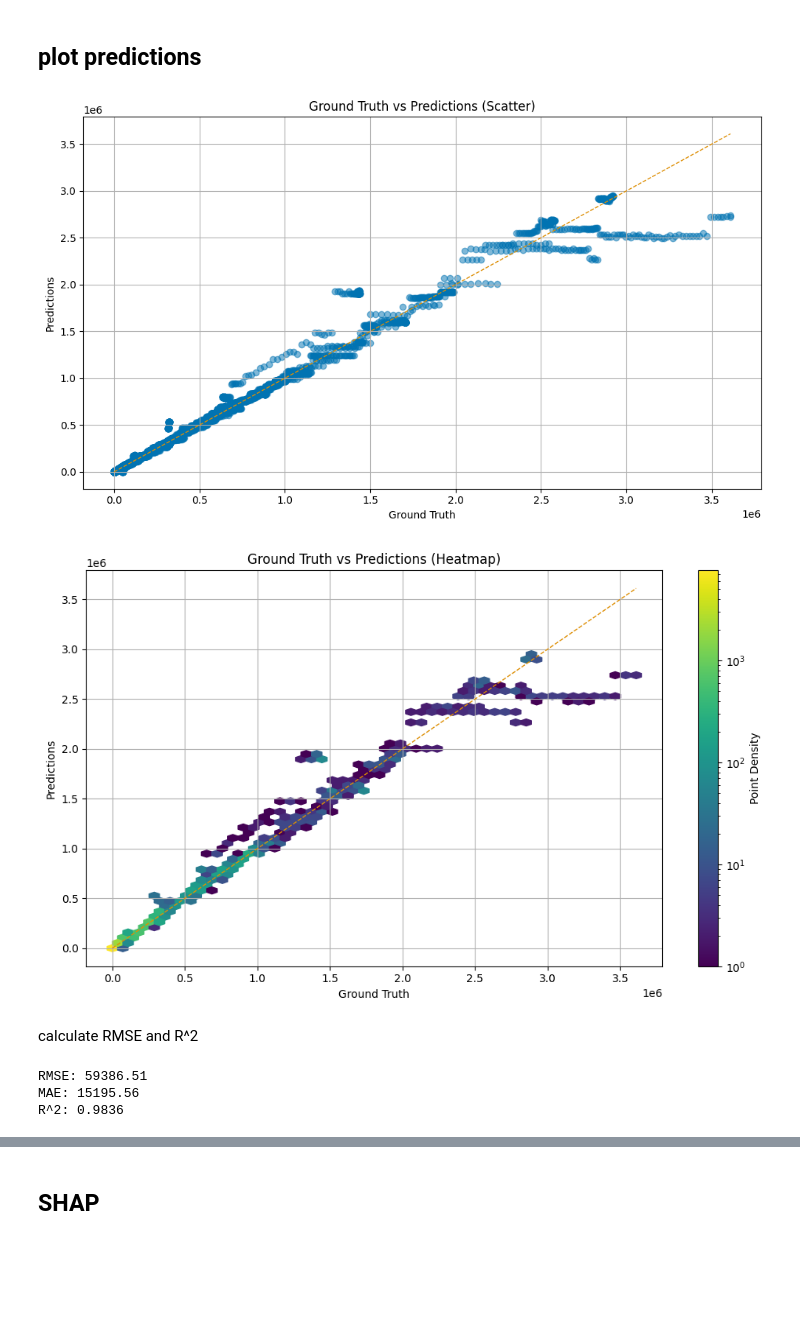
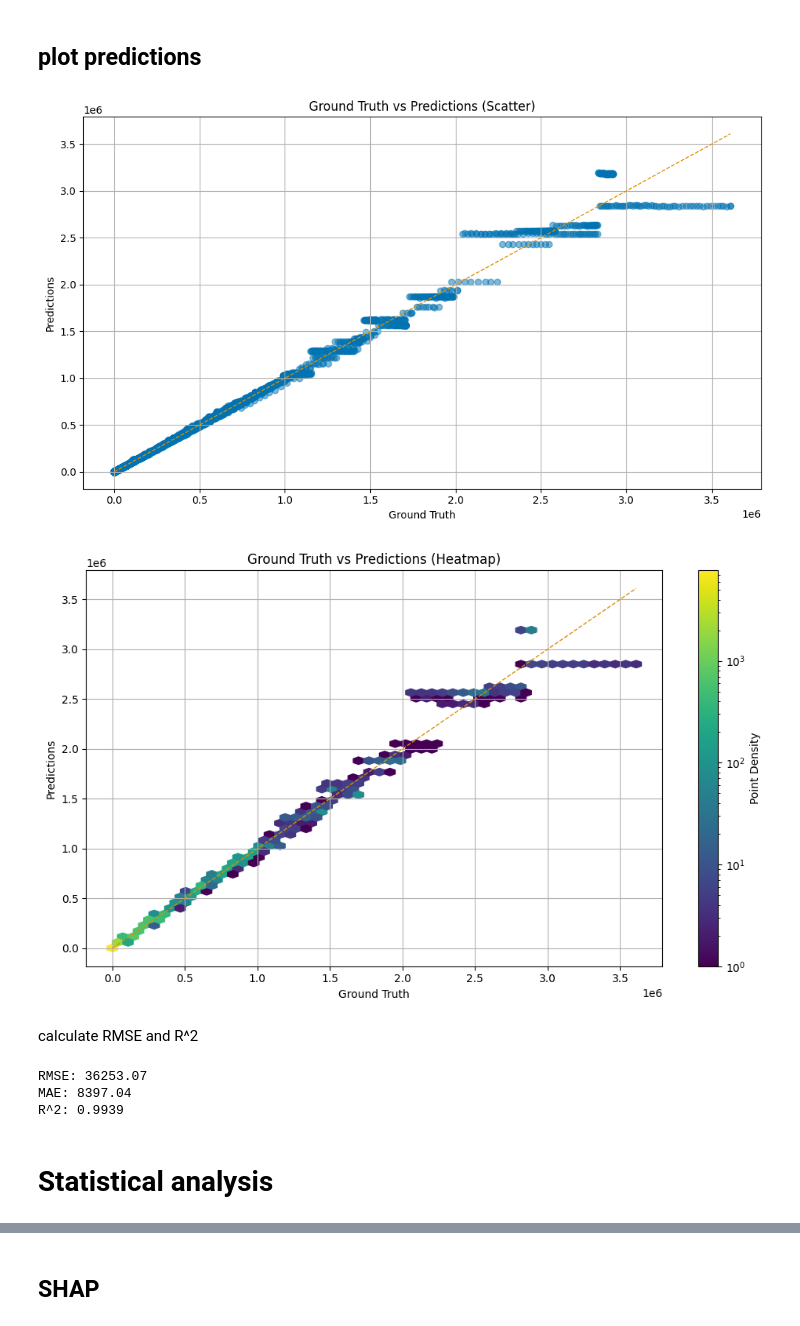
Before and after one commit to SwaneGhost/India_Covid_Prediction, a Jupyter notebook: Notebooks/ModelEvaluation.ipynb, the cells around one changed output, grey strips where cells are left out. Drawn from its saved outputs; the diff is of its cells as text; code cells hidden in the pictures; blank space fills up the shorter version.

Commit message:
added a run and more to analysis

```diff
--- a/Notebooks/ModelEvaluation.ipynb
+++ b/Notebooks/ModelEvaluation.ipynb
@@ -6,12 +6,37 @@
 # load config file
 import os
 import yaml
+import pandas as pd
 
-path = os.join("..", "Config", "config.yaml")
+config_path = os.path.join("..", "Config", "configs.yaml")
 
-# Ensure the path is correct
-if not os.path.exists(path):
-    raise FileNotFoundError(f"Configuration file not found at {path}")
+with open(config_path, 'r') as file:
+    config = yaml.safe_load(file)
 
-with open(path, 'r') as file:
-    config = yaml.safe_load(file)
+last_run_folder = config.get('last_run_folder', None)
+output_folder = config.get('output_dir', None)
+
+last_run_folder = os.path.join("..", output_folder, last_run_folder)
+
+# load results.csv
+df = pd.read_csv(os.path.join(last_run_folder, "results.csv"))
+
+# print the results sorted by rmse
+df_sorted = df.sort_values(by='test_rmse')
+print(df_sorted.to_string(index=False))
+
+# read the median_params.yaml
+median_params_path = os.path.join(last_run_folder, "median_params.yaml")
+with open(median_params_path, 'r') as file:
+    median_params = yaml.safe_load(file)
+
+# print the median parameters
+print("\nMedian Parameters:")
+for key, value in median_params.items():
+    print(f"{key}: {value}")
+
+# print the median results
+median_results = df_sorted.iloc[len(df_sorted) // 2]
+print("\nMedian Results:")
+for key, value in median_results.items():
+    print(f"{key}: {value}")
@@ -22,45 +65,42 @@ we take the median, and perform a cv on the dataset and save the predicitons
 # %%
 import matplotlib.pyplot as plt
 import seaborn as sns
-import pandas as pd
-import os
 
-run_folder = os.path.join("..", "Runs", "run_20250526_204409")
-path_to_data = os.path.join(run_folder, "gt_vs_predictions.csv")
+path_to_data = os.path.join(last_run_folder, "gt_vs_predictions.csv")
 
 df = pd.read_csv(path_to_data)
 
 # Use seaborn colorblind palette for scatter plot
 palette = sns.color_palette("colorblind")
 plt.figure(figsize=(10, 6))
 plt.scatter(df["ground_truth"], df["predictions"], alpha=0.5, color=palette[0])
 min_val = min(df["ground_truth"].min(), df["predictions"].min())
 max_val = max(df["ground_truth"].max(), df["predictions"].max())
 plt.plot([min_val, max_val], [min_val, max_val], color=palette[1], linestyle='--', linewidth=1)
 plt.xlabel("Ground Truth")
 plt.ylabel("Predictions")
 plt.title("Ground Truth vs Predictions (Scatter)")
 plt.grid(True)
 plt.tight_layout()
 plt.show()
 
 # 2D Histogram (Heatmap) using a perceptually uniform, colorblind-friendly colormap
 plt.figure(figsize=(10, 6))
 hb = plt.hexbin(
     df["ground_truth"], df["predictions"],
     gridsize=50, cmap="viridis", bins='log'  # "viridis" is smooth and colorblind-friendly
 )
 plt.colorbar(hb, label='Point Density')
 plt.plot([min_val, max_val], [min_val, max_val], color=palette[1], linestyle='--', linewidth=1)
 plt.xlabel("Ground Truth")
 plt.ylabel("Predictions")
 plt.title("Ground Truth vs Predictions (Heatmap)")
 plt.grid(True)
 plt.tight_layout()
 plt.show()
 # %% [output]
-[figure, old version]
+[figure, new version]
-[figure, old version]
+[figure, new version]
 # %% [markdown]
 calculate RMSE and R^2
 # %%
@@ -74,6 +114,8 @@ print(f"RMSE: {rmse:.2f}")
 print(f"MAE: {mae:.2f}")
 print(f"R^2: {r2:.4f}")
 # %% [output]
-RMSE: 59386.51
-MAE: 15195.56
-R^2: 0.9836
+RMSE: 36253.07
+MAE: 8397.04
+R^2: 0.9939
+# %% [markdown]
+# Statistical analysis
```
Also changed, not shown: parts of 7 cells of this notebook, 10 other files.
